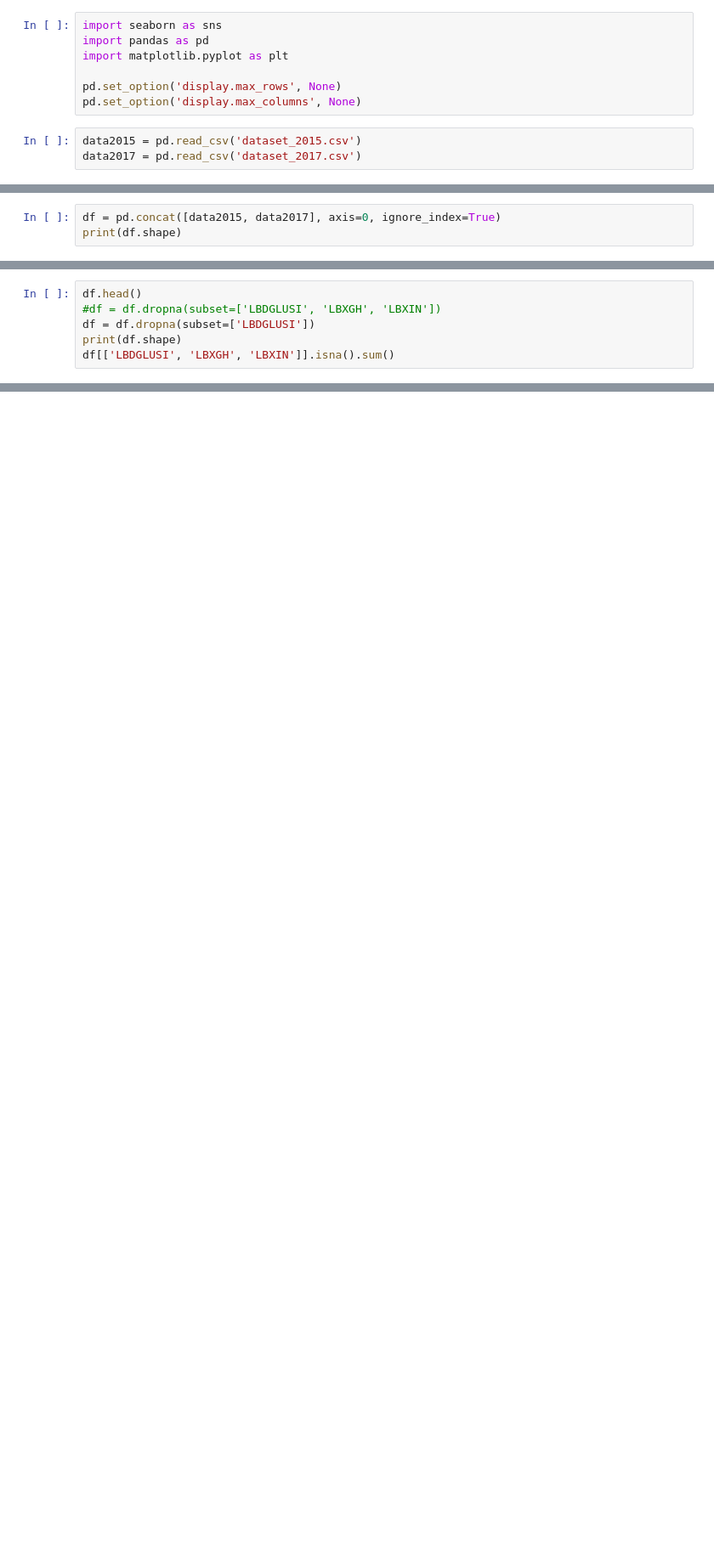
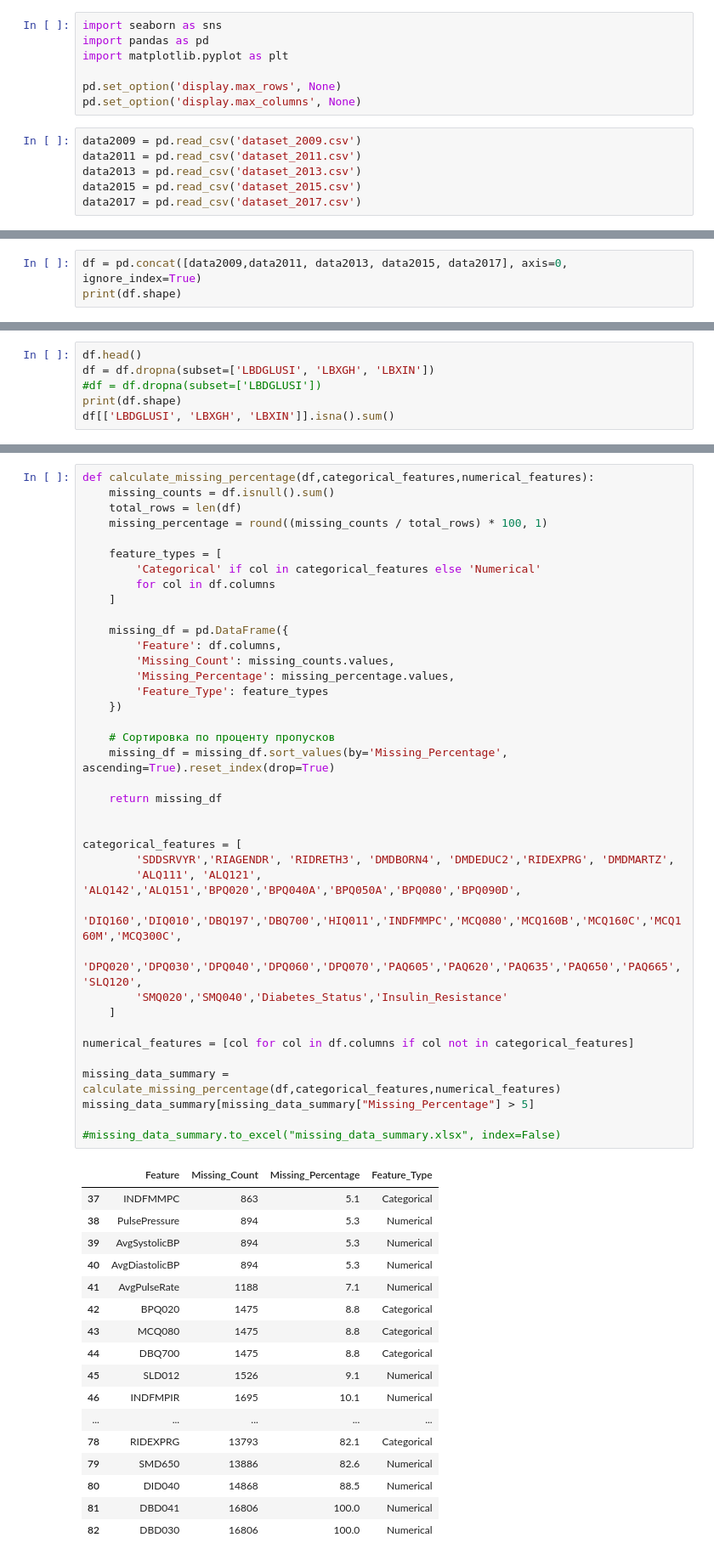
Before and after one commit to artmskfr/HealthScope-Diabetes, a Jupyter notebook: notebooks/data_prep_.ipynb, the cells around one changed output, grey strips where cells are left out. Shown at 85% size. Cells and saved outputs as stored; diff of their text form; blank space fills up the shorter version.

```diff
--- a/notebooks/data_prep_.ipynb
+++ b/notebooks/data_prep_.ipynb
@@ -6,6 +6,9 @@ import matplotlib.pyplot as plt
 pd.set_option('display.max_rows', None)
 pd.set_option('display.max_columns', None)
 # %%
+data2009 = pd.read_csv('dataset_2009.csv')
+data2011 = pd.read_csv('dataset_2011.csv')
+data2013 = pd.read_csv('dataset_2013.csv')
 data2015 = pd.read_csv('dataset_2015.csv')
 data2017 = pd.read_csv('dataset_2017.csv')
 # %%
@@ -18,4 +24,4 @@ print(" Unique coloumns 2015-2016:", only_in_2015_2016)
 # %%
-df = pd.concat([data2015, data2017], axis=0, ignore_index=True)
+df = pd.concat([data2009,data2011, data2013, data2015, data2017], axis=0, ignore_index=True)
 print(df.shape)
 # %% [output]
@@ -23,7 +29,7 @@ print(df.shape)
 # %%
 df.head()
-#df = df.dropna(subset=['LBDGLUSI', 'LBXGH', 'LBXIN'])
-df = df.dropna(subset=['LBDGLUSI'])
+df = df.dropna(subset=['LBDGLUSI', 'LBXGH', 'LBXIN'])
+#df = df.dropna(subset=['LBDGLUSI'])
 print(df.shape)
 df[['LBDGLUSI', 'LBXGH', 'LBXIN']].isna().sum()
 # %% [output]
@@ -34,0 +258,56 @@ dtype: int64
+# %%
+def calculate_missing_percentage(df,categorical_features,numerical_features):
+    missing_counts = df.isnull().sum()
+    total_rows = len(df)
+    missing_percentage = round((missing_counts / total_rows) * 100, 1)
+
+    feature_types = [
+        'Categorical' if col in categorical_features else 'Numerical'
+        for col in df.columns
+    ]
+
+    missing_df = pd.DataFrame({
+        'Feature': df.columns,
+        'Missing_Count': missing_counts.values,
+        'Missing_Percentage': missing_percentage.values,
+        'Feature_Type': feature_types
+    })
+
+    # Сортировка по проценту пропусков
+    missing_df = missing_df.sort_values(by='Missing_Percentage', ascending=True).reset_index(drop=True)
+
+    return missing_df
+
+
+categorical_features = [
+        'SDDSRVYR','RIAGENDR', 'RIDRETH3', 'DMDBORN4', 'DMDEDUC2','RIDEXPRG', 'DMDMARTZ',
+        'ALQ111', 'ALQ121', 'ALQ142','ALQ151','BPQ020','BPQ040A','BPQ050A','BPQ080','BPQ090D',
+        'DIQ160','DIQ010','DBQ197','DBQ700','HIQ011','INDFMMPC','MCQ080','MCQ160B','MCQ160C','MCQ160M','MCQ300C',
+        'DPQ020','DPQ030','DPQ040','DPQ060','DPQ070','PAQ605','PAQ620','PAQ635','PAQ650','PAQ665','SLQ120',
+        'SMQ020','SMQ040','Diabetes_Status','Insulin_Resistance'
+    ]
+
+numerical_features = [col for col in df.columns if col not in categorical_features]
+
+missing_data_summary = calculate_missing_percentage(df,categorical_features,numerical_features)
+missing_data_summary[missing_data_summary["Missing_Percentage"] > 5]
+
+#missing_data_summary.to_excel("missing_data_summary.xlsx", index=False)
+# %% [output]
+|  | Feature | Missing_Count | Missing_Percentage | Feature_Type |
+| 37 | INDFMMPC | 863 | 5.1 | Categorical |
+| 38 | PulsePressure | 894 | 5.3 | Numerical |
+| 39 | AvgSystolicBP | 894 | 5.3 | Numerical |
+| 40 | AvgDiastolicBP | 894 | 5.3 | Numerical |
+| 41 | AvgPulseRate | 1188 | 7.1 | Numerical |
+| 42 | BPQ020 | 1475 | 8.8 | Categorical |
+| 43 | MCQ080 | 1475 | 8.8 | Categorical |
+| 44 | DBQ700 | 1475 | 8.8 | Categorical |
+| 45 | SLD012 | 1526 | 9.1 | Numerical |
+| 46 | INDFMPIR | 1695 | 10.1 | Numerical |
+| ... | ... | ... | ... | ... |
+| 78 | RIDEXPRG | 13793 | 82.1 | Categorical |
+| 79 | SMD650 | 13886 | 82.6 | Numerical |
+| 80 | DID040 | 14868 | 88.5 | Numerical |
+| 81 | DBD041 | 16806 | 100.0 | Numerical |
+| 82 | DBD030 | 16806 | 100.0 | Numerical |
```
Also changed, not shown: parts of 18 cells of this notebook, 9 other files.
